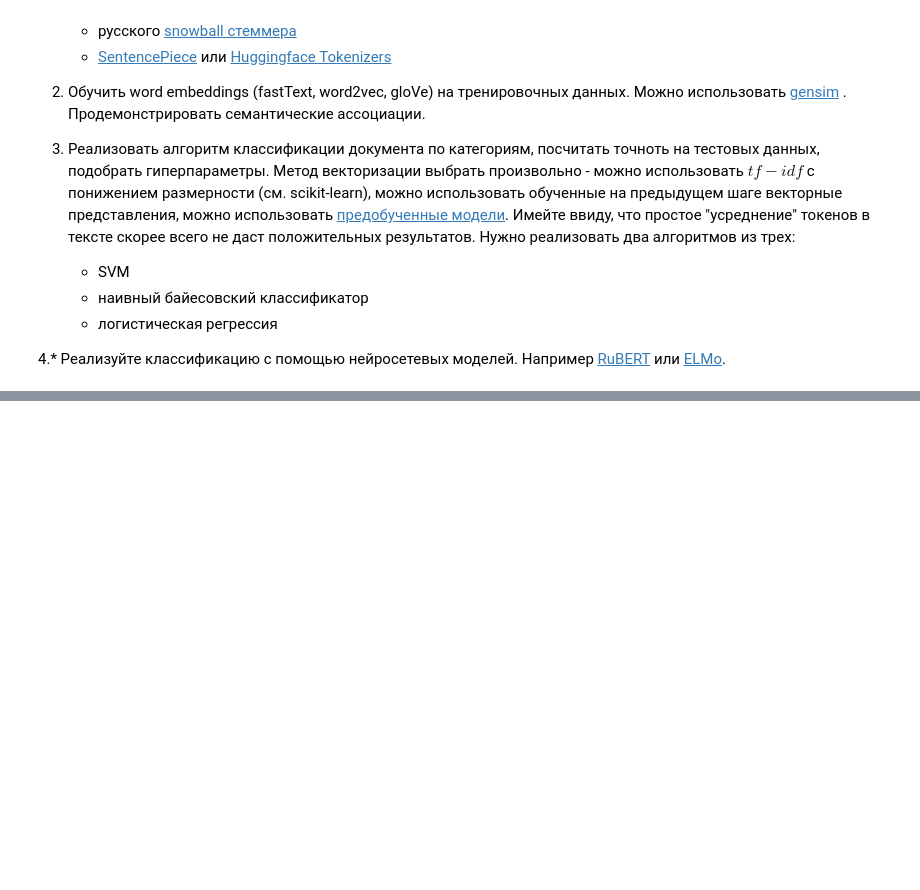
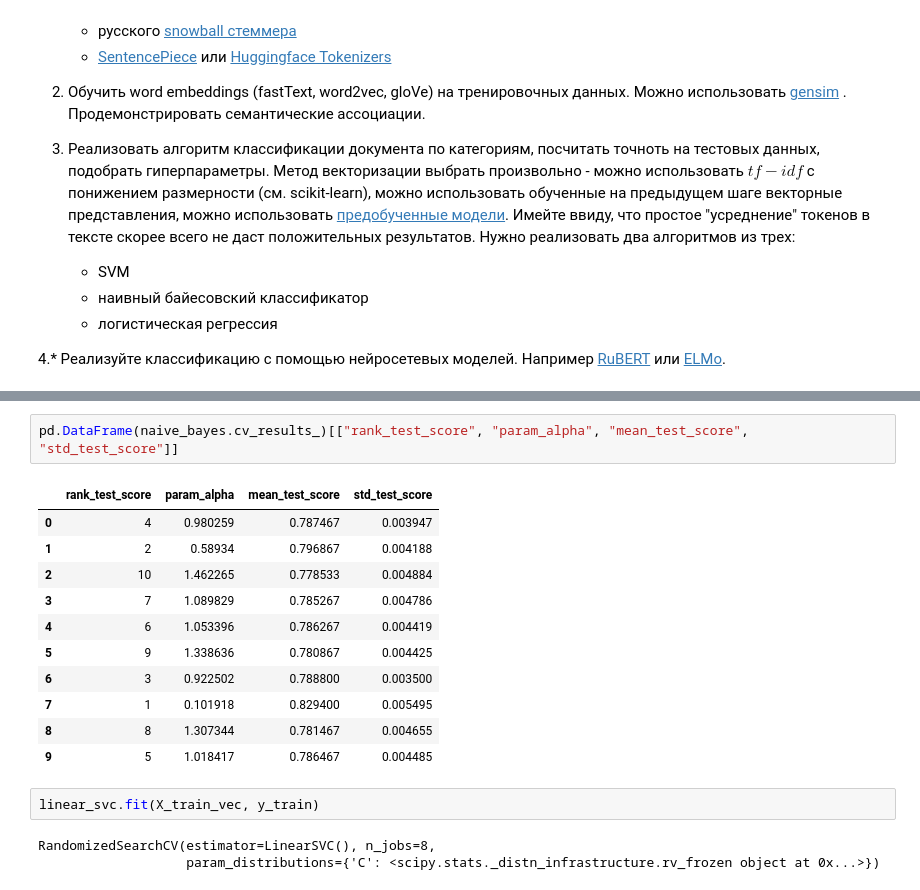
Before and after one commit to sabal202/classification-2021, a Jupyter notebook: tasks/Task_6.ipynb, the cells around one changed output, grey strips where cells are left out. Drawn from its saved outputs; the diff is of its cells as text; blank space fills up the shorter version.

```diff
--- a/tasks/Task_6.ipynb
+++ b/tasks/Task_6.ipynb
@@ -31,0 +261,19 @@
+# %%
+pd.DataFrame(naive_bayes.cv_results_)[["rank_test_score", "param_alpha", "mean_test_score", "std_test_score"]]
+# %% [output]
+|  | rank_test_score | param_alpha | mean_test_score | std_test_score |
+| 0 | 4 | 0.980259 | 0.787467 | 0.003947 |
+| 1 | 2 | 0.58934 | 0.796867 | 0.004188 |
+| 2 | 10 | 1.462265 | 0.778533 | 0.004884 |
+| 3 | 7 | 1.089829 | 0.785267 | 0.004786 |
+| 4 | 6 | 1.053396 | 0.786267 | 0.004419 |
+| 5 | 9 | 1.338636 | 0.780867 | 0.004425 |
+| 6 | 3 | 0.922502 | 0.788800 | 0.003500 |
+| 7 | 1 | 0.101918 | 0.829400 | 0.005495 |
+| 8 | 8 | 1.307344 | 0.781467 | 0.004655 |
+| 9 | 5 | 1.018417 | 0.786467 | 0.004485 |
+# %%
+linear_svc.fit(X_train_vec, y_train)
+# %% [output]
+RandomizedSearchCV(estimator=LinearSVC(), n_jobs=8,
+                   param_distributions={'C': <scipy.stats._distn_infrastructure.rv_frozen object at 0x...>})
```
Also changed, not shown: parts of 37 cells of this notebook, 3 other files.
